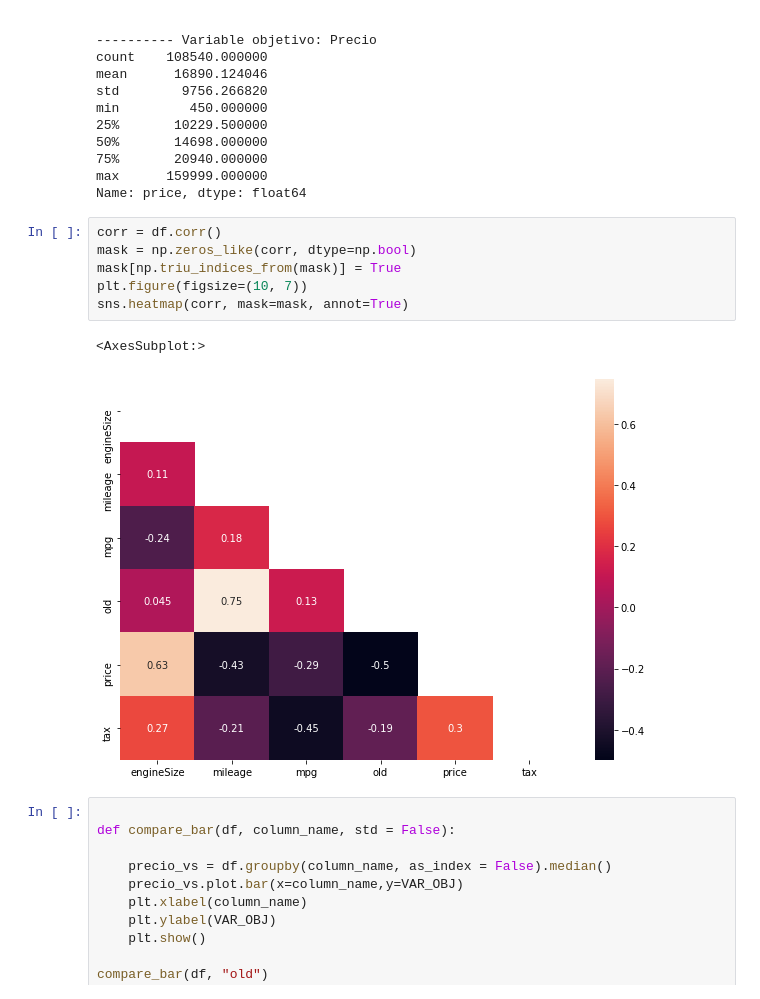
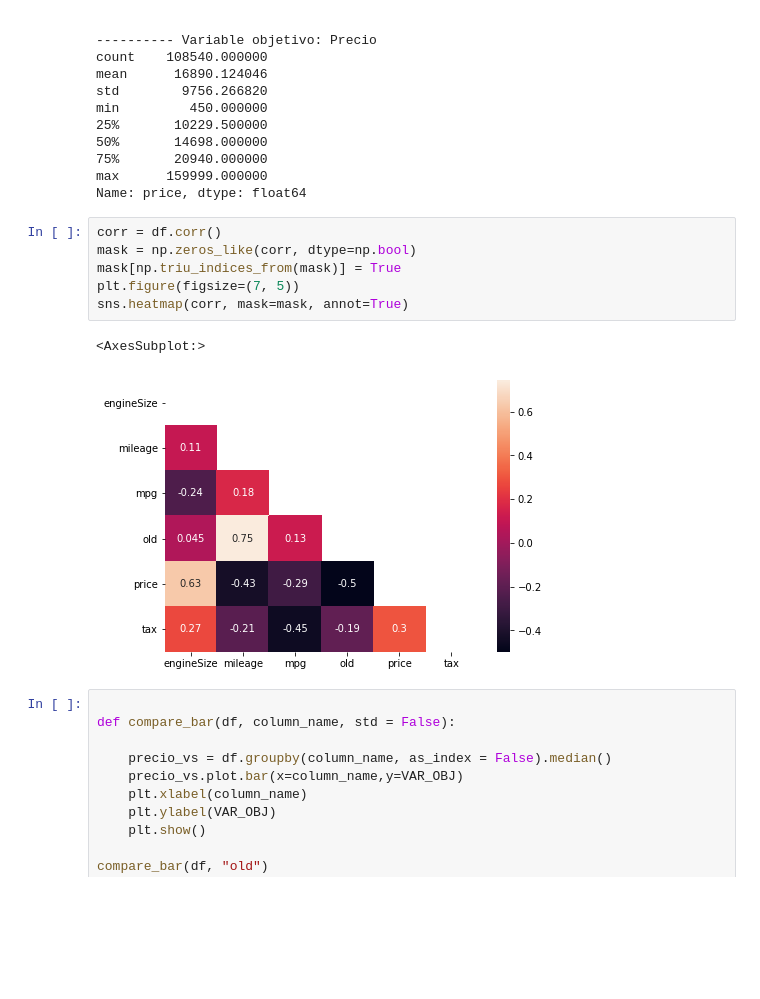
Before and after one commit to karinSalazar/Grupo_5, a Jupyter notebook: Preprocesamiento.ipynb, the cells around one changed output. Cells and saved outputs as stored; diff of their text form; blank space fills up the shorter version.

```diff
--- a/Preprocesamiento.ipynb
+++ b/Preprocesamiento.ipynb
@@ -315,12 +317,12 @@ Name: price, dtype: float64
 # %%
 corr = df.corr()
 mask = np.zeros_like(corr, dtype=np.bool)
 mask[np.triu_indices_from(mask)] = True
-plt.figure(figsize=(10, 7))
+plt.figure(figsize=(7, 5))
 sns.heatmap(corr, mask=mask, annot=True)
 # %% [output]
 <AxesSubplot:>
-[figure, old version]
+[figure, new version]
 # %%
 
 def compare_bar(df, column_name, std = False):
```
Also changed, not shown: parts of 4 cells of this notebook.
